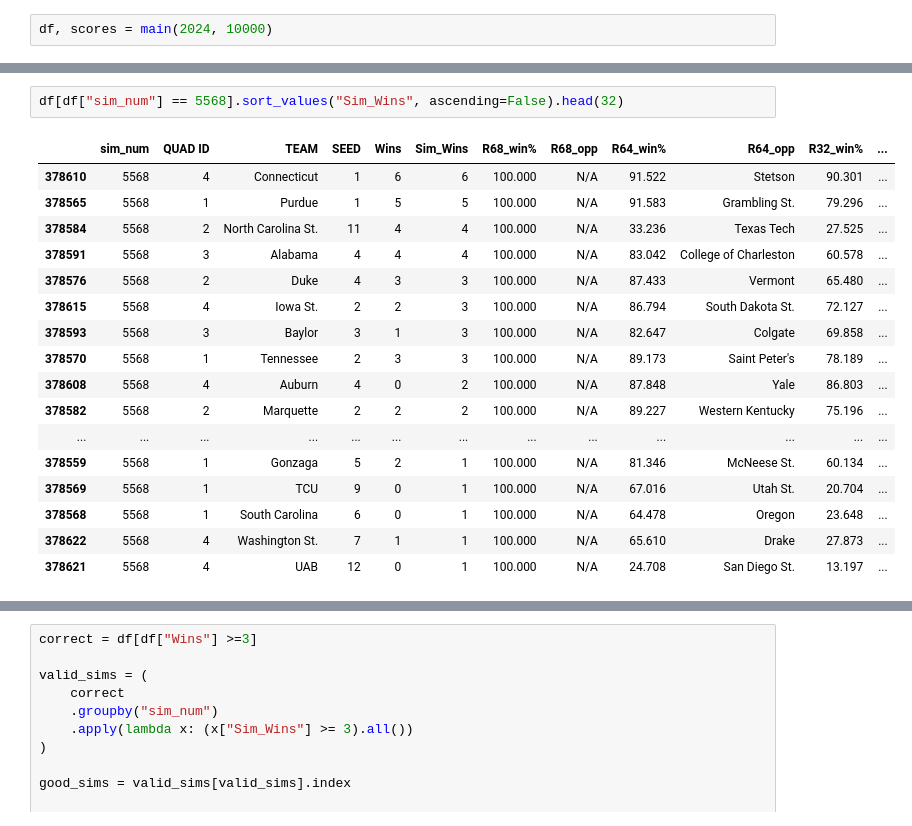
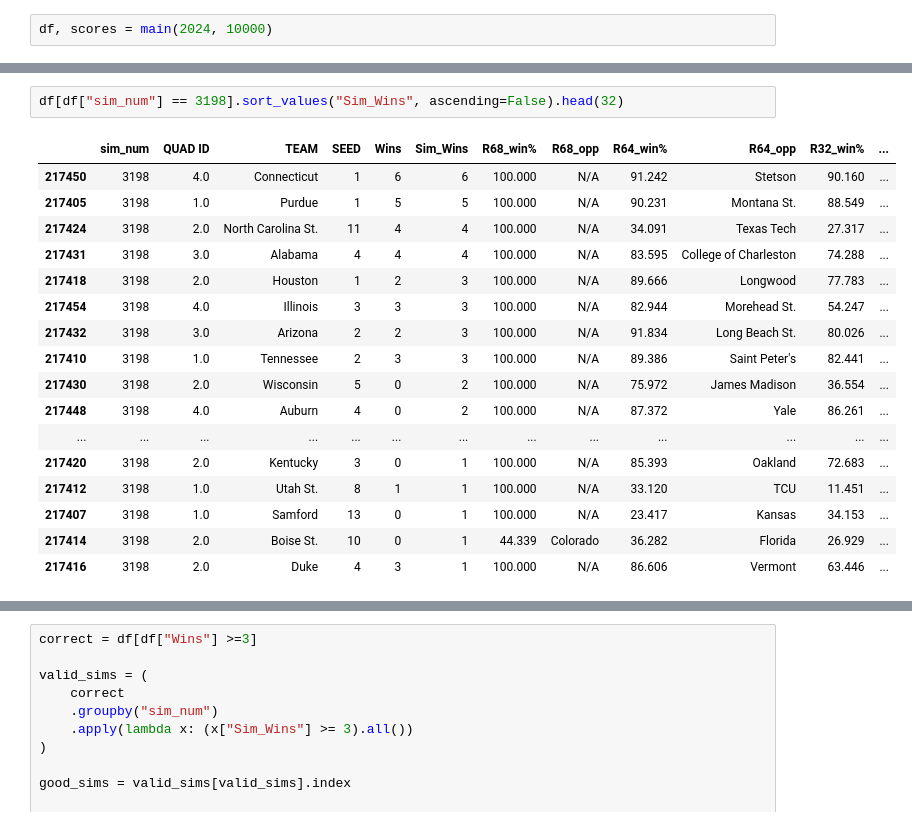
Before and after one commit to willfriel1028/MarchMadness_Analytics_Report, a Jupyter notebook: bracket_sims/sims/2024_10000sims0.ipynb, the cells around one changed output, grey strips where cells are left out. Cells and saved outputs as stored; diff of their text form.

```diff
--- a/bracket_sims/sims/2024_10000sims0.ipynb
+++ b/bracket_sims/sims/2024_10000sims0.ipynb
@@ -778,23 +778,23 @@ df.sort_values("Outcome_%", ascending=True).head(25)
 # %%
-df[df["sim_num"] == 5568].sort_values("Sim_Wins", ascending=False).head(32)
+df[df["sim_num"] == 3198].sort_values("Sim_Wins", ascending=False).head(32)
 # %% [output]
 |  | sim_num | QUAD ID | TEAM | SEED | Wins | Sim_Wins | R68_win% | R68_opp | R64_win% | R64_opp | R32_win% | ... |
-| 378610 | 5568 | 4 | Connecticut | 1 | 6 | 6 | 100.000 | N/A | 91.522 | Stetson | 90.301 | ... |
-| 378565 | 5568 | 1 | Purdue | 1 | 5 | 5 | 100.000 | N/A | 91.583 | Grambling St. | 79.296 | ... |
-| 378584 | 5568 | 2 | North Carolina St. | 11 | 4 | 4 | 100.000 | N/A | 33.236 | Texas Tech | 27.525 | ... |
-| 378591 | 5568 | 3 | Alabama | 4 | 4 | 4 | 100.000 | N/A | 83.042 | College of Charleston | 60.578 | ... |
-| 378576 | 5568 | 2 | Duke | 4 | 3 | 3 | 100.000 | N/A | 87.433 | Vermont | 65.480 | ... |
-| 378615 | 5568 | 4 | Iowa St. | 2 | 2 | 3 | 100.000 | N/A | 86.794 | South Dakota St. | 72.127 | ... |
-| 378593 | 5568 | 3 | Baylor | 3 | 1 | 3 | 100.000 | N/A | 82.647 | Colgate | 69.858 | ... |
-| 378570 | 5568 | 1 | Tennessee | 2 | 3 | 3 | 100.000 | N/A | 89.173 | Saint Peter's | 78.189 | ... |
-| 378608 | 5568 | 4 | Auburn | 4 | 0 | 2 | 100.000 | N/A | 87.848 | Yale | 86.803 | ... |
-| 378582 | 5568 | 2 | Marquette | 2 | 2 | 2 | 100.000 | N/A | 89.227 | Western Kentucky | 75.196 | ... |
+| 217450 | 3198 | 4.0 | Connecticut | 1 | 6 | 6 | 100.000 | N/A | 91.242 | Stetson | 90.160 | ... |
+| 217405 | 3198 | 1.0 | Purdue | 1 | 5 | 5 | 100.000 | N/A | 90.231 | Montana St. | 88.549 | ... |
+| 217424 | 3198 | 2.0 | North Carolina St. | 11 | 4 | 4 | 100.000 | N/A | 34.091 | Texas Tech | 27.317 | ... |
+| 217431 | 3198 | 3.0 | Alabama | 4 | 4 | 4 | 100.000 | N/A | 83.595 | College of Charleston | 74.288 | ... |
+| 217418 | 3198 | 2.0 | Houston | 1 | 2 | 3 | 100.000 | N/A | 89.666 | Longwood | 77.783 | ... |
+| 217454 | 3198 | 4.0 | Illinois | 3 | 3 | 3 | 100.000 | N/A | 82.944 | Morehead St. | 54.247 | ... |
+| 217432 | 3198 | 3.0 | Arizona | 2 | 2 | 3 | 100.000 | N/A | 91.834 | Long Beach St. | 80.026 | ... |
+| 217410 | 3198 | 1.0 | Tennessee | 2 | 3 | 3 | 100.000 | N/A | 89.386 | Saint Peter's | 82.441 | ... |
+| 217430 | 3198 | 2.0 | Wisconsin | 5 | 0 | 2 | 100.000 | N/A | 75.972 | James Madison | 36.554 | ... |
+| 217448 | 3198 | 4.0 | Auburn | 4 | 0 | 2 | 100.000 | N/A | 87.372 | Yale | 86.261 | ... |
 | ... | ... | ... | ... | ... | ... | ... | ... | ... | ... | ... | ... | ... |
-| 378559 | 5568 | 1 | Gonzaga | 5 | 2 | 1 | 100.000 | N/A | 81.346 | McNeese St. | 60.134 | ... |
-| 378569 | 5568 | 1 | TCU | 9 | 0 | 1 | 100.000 | N/A | 67.016 | Utah St. | 20.704 | ... |
-| 378568 | 5568 | 1 | South Carolina | 6 | 0 | 1 | 100.000 | N/A | 64.478 | Oregon | 23.648 | ... |
-| 378622 | 5568 | 4 | Washington St. | 7 | 1 | 1 | 100.000 | N/A | 65.610 | Drake | 27.873 | ... |
-| 378621 | 5568 | 4 | UAB | 12 | 0 | 1 | 100.000 | N/A | 24.708 | San Diego St. | 13.197 | ... |
+| 217420 | 3198 | 2.0 | Kentucky | 3 | 0 | 1 | 100.000 | N/A | 85.393 | Oakland | 72.683 | ... |
+| 217412 | 3198 | 1.0 | Utah St. | 8 | 1 | 1 | 100.000 | N/A | 33.120 | TCU | 11.451 | ... |
+| 217407 | 3198 | 1.0 | Samford | 13 | 0 | 1 | 100.000 | N/A | 23.417 | Kansas | 34.153 | ... |
+| 217414 | 3198 | 2.0 | Boise St. | 10 | 0 | 1 | 44.339 | Colorado | 36.282 | Florida | 26.929 | ... |
+| 217416 | 3198 | 2.0 | Duke | 4 | 3 | 1 | 100.000 | N/A | 86.606 | Vermont | 63.446 | ... |
 # %%
 correct = df[df["Wins"] >=5]
 
```
Also changed, not shown: parts of 28 cells of this notebook, 6 other files.
